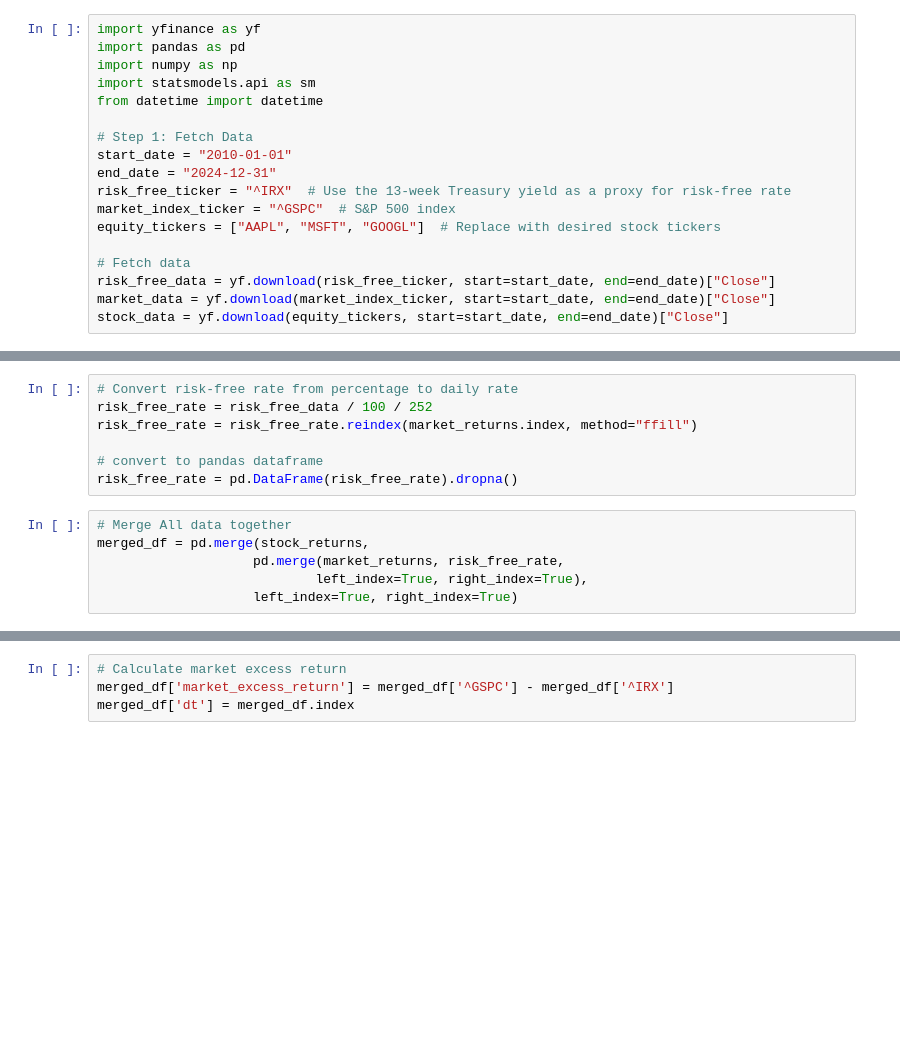
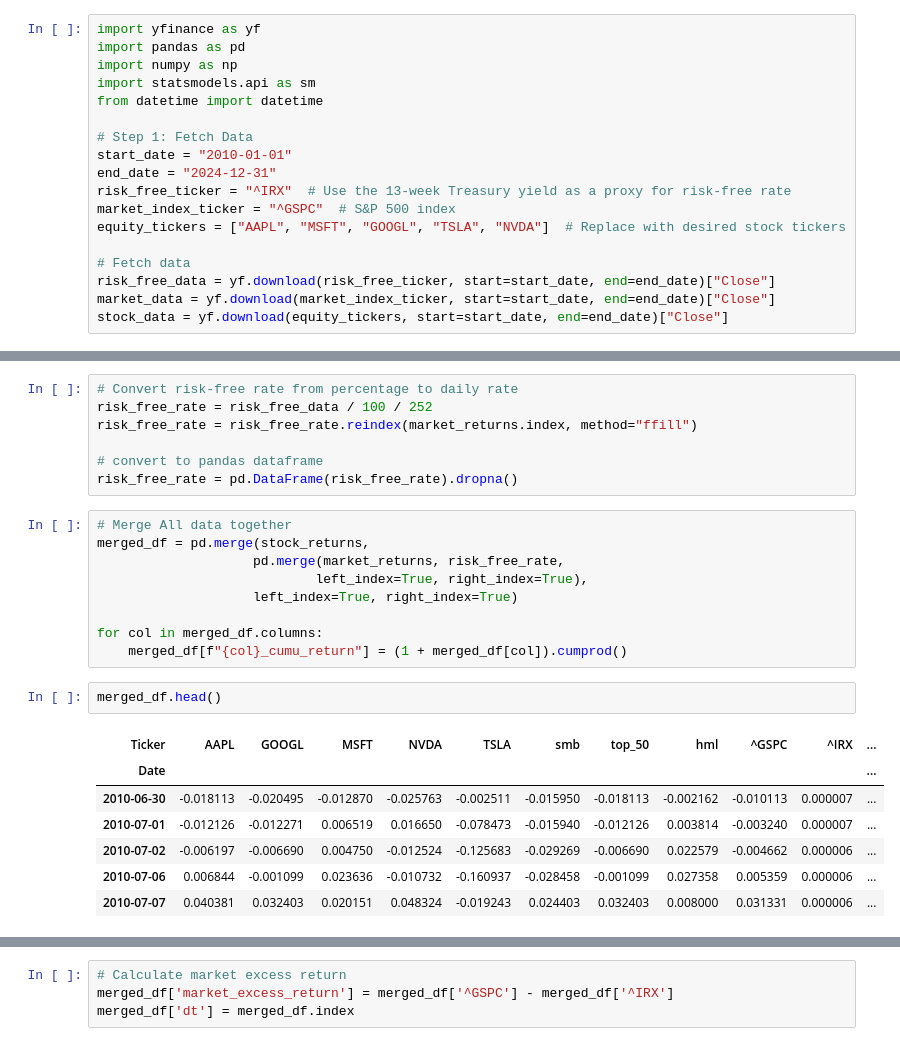
Before and after one commit to zhou1126/Marquette_teaching_finance, a Jupyter notebook: three-factor.ipynb, the cells around one changed output, grey strips where cells are left out. Cells and saved outputs as stored; diff of their text form; blank space fills up the shorter version.

```diff
--- a/three-factor.ipynb
+++ b/three-factor.ipynb
@@ -10,7 +10,7 @@ start_date = "2010-01-01"
 end_date = "2024-12-31"
 risk_free_ticker = "^IRX"  # Use the 13-week Treasury yield as a proxy for risk-free rate
 market_index_ticker = "^GSPC"  # S&P 500 index
-equity_tickers = ["AAPL", "MSFT", "GOOGL"]  # Replace with desired stock tickers
+equity_tickers = ["AAPL", "MSFT", "GOOGL", "TSLA", "NVDA"]  # Replace with desired stock tickers
 
 # Fetch data
 risk_free_data = yf.download(risk_free_ticker, start=start_date, end=end_date)["Close"]
@@ -95,3 +142,16 @@ merged_df = pd.merge(stock_returns,
                     pd.merge(market_returns, risk_free_rate,
                             left_index=True, right_index=True),
                     left_index=True, right_index=True)
+
+for col in merged_df.columns:
+    merged_df[f"{col}_cumu_return"] = (1 + merged_df[col]).cumprod()
+# %%
+merged_df.head()
+# %% [output]
+| Ticker | AAPL | GOOGL | MSFT | NVDA | TSLA | smb | top_50 | hml | ^GSPC | ^IRX | ... |
+| Date |  |  |  |  |  |  |  |  |  |  | ... |
+| 2010-06-30 | -0.018113 | -0.020495 | -0.012870 | -0.025763 | -0.002511 | -0.015950 | -0.018113 | -0.002162 | -0.010113 | 0.000007 | ... |
+| 2010-07-01 | -0.012126 | -0.012271 | 0.006519 | 0.016650 | -0.078473 | -0.015940 | -0.012126 | 0.003814 | -0.003240 | 0.000007 | ... |
+| 2010-07-02 | -0.006197 | -0.006690 | 0.004750 | -0.012524 | -0.125683 | -0.029269 | -0.006690 | 0.022579 | -0.004662 | 0.000006 | ... |
+| 2010-07-06 | 0.006844 | -0.001099 | 0.023636 | -0.010732 | -0.160937 | -0.028458 | -0.001099 | 0.027358 | 0.005359 | 0.000006 | ... |
+| 2010-07-07 | 0.040381 | 0.032403 | 0.020151 | 0.048324 | -0.019243 | 0.024403 | 0.032403 | 0.008000 | 0.031331 | 0.000006 | ... |
```
Also changed, not shown: parts of 9 cells of this notebook, 1 other file.
